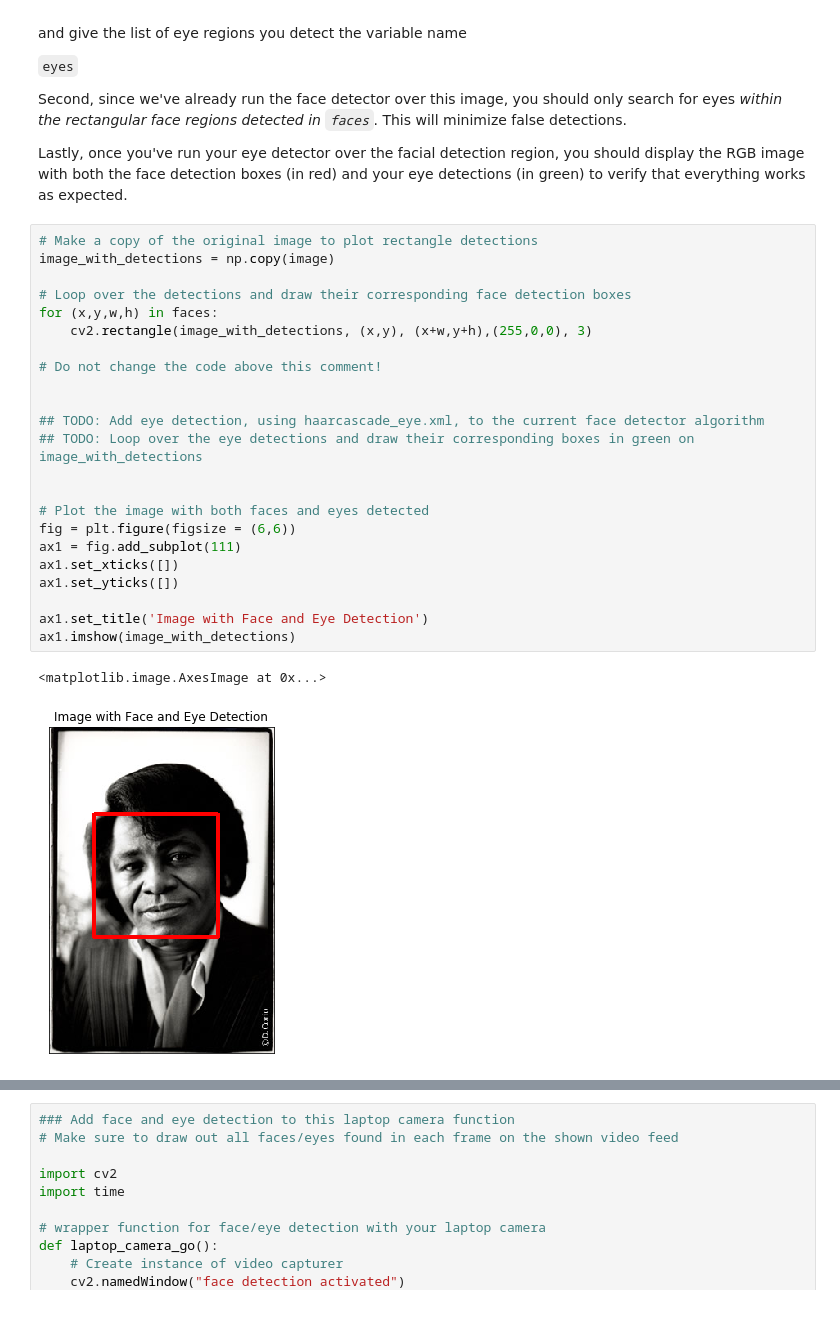
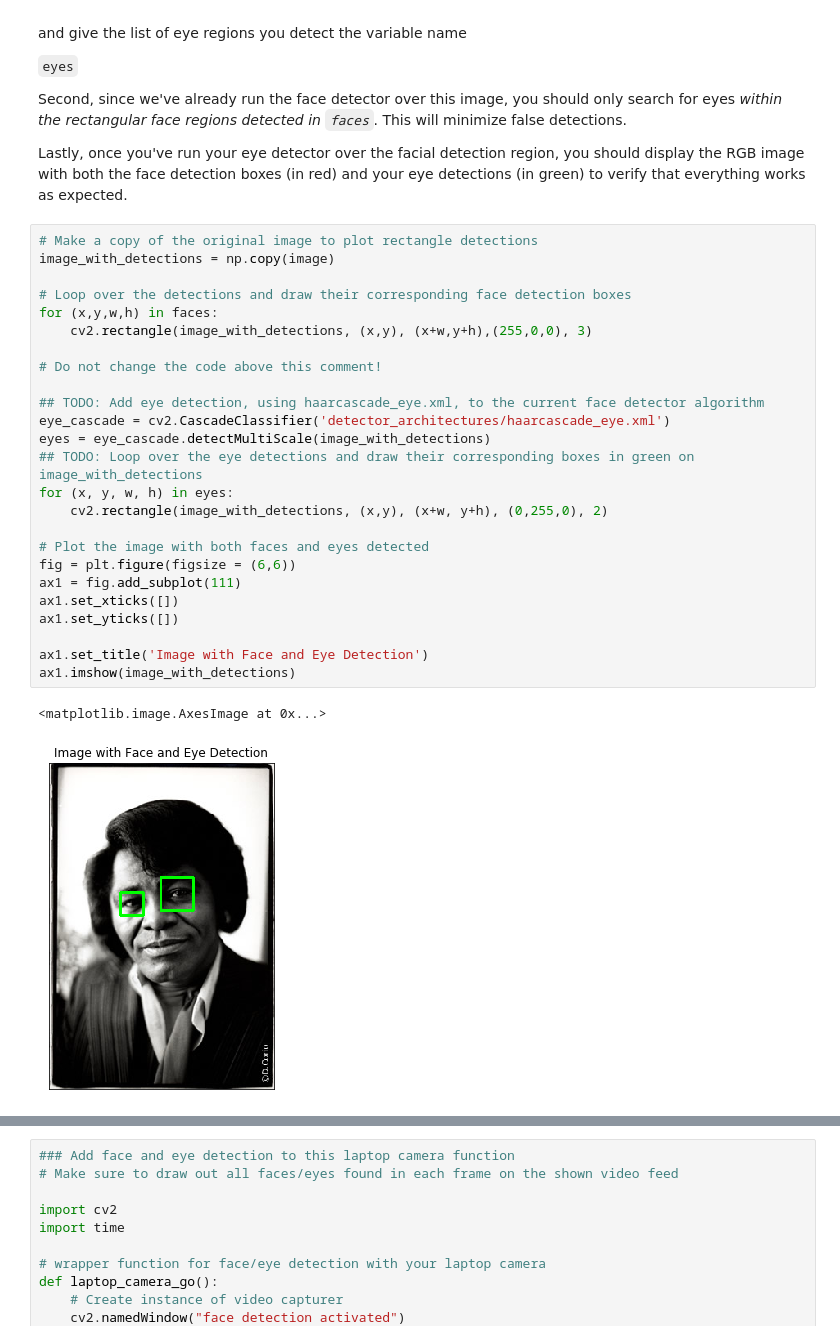
Before and after one commit to ksooklall/Artificial-Intelligence, a Jupyter notebook: Term_2/Part_2/AIND-CV-FacialKeypoints/CV_project.ipynb, the cells around one changed output, grey strips where cells are left out. Cells and saved outputs as stored; diff of their text form.

```diff
--- a/Term_2/Part_2/AIND-CV-FacialKeypoints/CV_project.ipynb
+++ b/Term_2/Part_2/AIND-CV-FacialKeypoints/CV_project.ipynb
@@ -243,29 +243,31 @@ Lastly, once you've run your eye detector over the facial detection region, you
 # %%
 # Make a copy of the original image to plot rectangle detections
 image_with_detections = np.copy(image)
 
 # Loop over the detections and draw their corresponding face detection boxes
 for (x,y,w,h) in faces:
     cv2.rectangle(image_with_detections, (x,y), (x+w,y+h),(255,0,0), 3)
 
 # Do not change the code above this comment!
 
-
 ## TODO: Add eye detection, using haarcascade_eye.xml, to the current face detector algorithm
+eye_cascade = cv2.CascadeClassifier('detector_architectures/haarcascade_eye.xml')
+eyes = eye_cascade.detectMultiScale(image_with_detections)
 ## TODO: Loop over the eye detections and draw their corresponding boxes in green on image_with_detections
-
+for (x, y, w, h) in eyes:
+    cv2.rectangle(image_with_detections, (x,y), (x+w, y+h), (0,255,0), 2)
 
 # Plot the image with both faces and eyes detected
 fig = plt.figure(figsize = (6,6))
 ax1 = fig.add_subplot(111)
 ax1.set_xticks([])
 ax1.set_yticks([])
 
 ax1.set_title('Image with Face and Eye Detection')
 ax1.imshow(image_with_detections)
 # %% [output]
 <matplotlib.image.AxesImage at 0x...>
-[figure, old version]
+[figure, new version]
 # %% [markdown]
 ## (Optional) Add face and eye detection to your laptop camera
 
```
Also changed, not shown: parts of 9 cells of this notebook.
